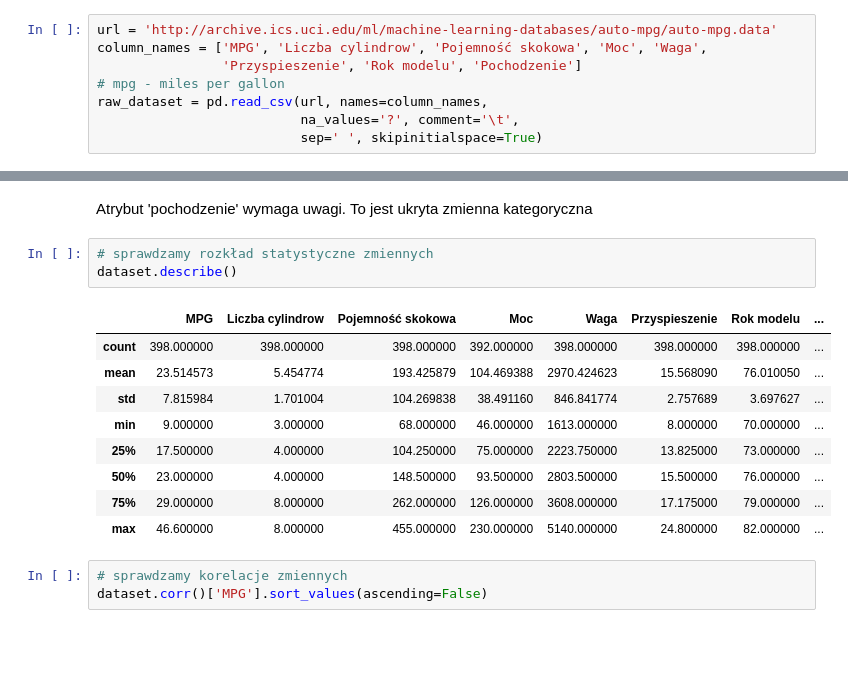
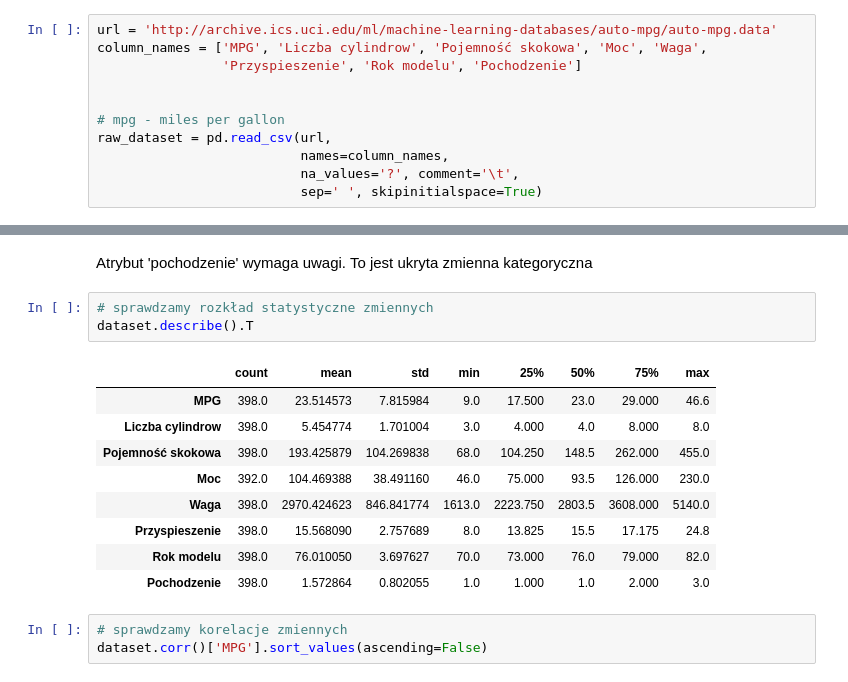
Before and after one commit to adalbertii/Modele-regresyjne, a Jupyter notebook: mpg-case-regression.ipynb, the cells around one changed output, grey strips where cells are left out. Drawn from its saved outputs; the diff is of its cells as text; blank space fills up the shorter version.

```diff
--- a/mpg-case-regression.ipynb
+++ b/mpg-case-regression.ipynb
@@ -43,8 +45,11 @@ Wykorzystanie modułu pandas
 url = 'http://archive.ics.uci.edu/ml/machine-learning-databases/auto-mpg/auto-mpg.data'
 column_names = ['MPG', 'Liczba cylindrow', 'Pojemność skokowa', 'Moc', 'Waga',
                 'Przyspieszenie', 'Rok modelu', 'Pochodzenie']
+
+
 # mpg - miles per gallon
-raw_dataset = pd.read_csv(url, names=column_names,
+raw_dataset = pd.read_csv(url,
+                          names=column_names,
                           na_values='?', comment='\t',
                           sep=' ', skipinitialspace=True)
 # %%
@@ -101,17 +95,17 @@ memory usage: 25.0 KB
 Atrybut 'pochodzenie' wymaga uwagi. To jest ukryta zmienna kategoryczna
 # %%
 # sprawdzamy rozkład statystyczne zmiennych
-dataset.describe()
+dataset.describe().T
 # %% [output]
-|  | MPG | Liczba cylindrow | Pojemność skokowa | Moc | Waga | Przyspieszenie | Rok modelu | ... |
-| count | 398.000000 | 398.000000 | 398.000000 | 392.000000 | 398.000000 | 398.000000 | 398.000000 | ... |
-| mean | 23.514573 | 5.454774 | 193.425879 | 104.469388 | 2970.424623 | 15.568090 | 76.010050 | ... |
-| std | 7.815984 | 1.701004 | 104.269838 | 38.491160 | 846.841774 | 2.757689 | 3.697627 | ... |
-| min | 9.000000 | 3.000000 | 68.000000 | 46.000000 | 1613.000000 | 8.000000 | 70.000000 | ... |
-| 25% | 17.500000 | 4.000000 | 104.250000 | 75.000000 | 2223.750000 | 13.825000 | 73.000000 | ... |
-| 50% | 23.000000 | 4.000000 | 148.500000 | 93.500000 | 2803.500000 | 15.500000 | 76.000000 | ... |
-| 75% | 29.000000 | 8.000000 | 262.000000 | 126.000000 | 3608.000000 | 17.175000 | 79.000000 | ... |
-| max | 46.600000 | 8.000000 | 455.000000 | 230.000000 | 5140.000000 | 24.800000 | 82.000000 | ... |
+|  | count | mean | std | min | 25% | 50% | 75% | max |
+| MPG | 398.0 | 23.514573 | 7.815984 | 9.0 | 17.500 | 23.0 | 29.000 | 46.6 |
+| Liczba cylindrow | 398.0 | 5.454774 | 1.701004 | 3.0 | 4.000 | 4.0 | 8.000 | 8.0 |
+| Pojemność skokowa | 398.0 | 193.425879 | 104.269838 | 68.0 | 104.250 | 148.5 | 262.000 | 455.0 |
+| Moc | 392.0 | 104.469388 | 38.491160 | 46.0 | 75.000 | 93.5 | 126.000 | 230.0 |
+| Waga | 398.0 | 2970.424623 | 846.841774 | 1613.0 | 2223.750 | 2803.5 | 3608.000 | 5140.0 |
+| Przyspieszenie | 398.0 | 15.568090 | 2.757689 | 8.0 | 13.825 | 15.5 | 17.175 | 24.8 |
+| Rok modelu | 398.0 | 76.010050 | 3.697627 | 70.0 | 73.000 | 76.0 | 79.000 | 82.0 |
+| Pochodzenie | 398.0 | 1.572864 | 0.802055 | 1.0 | 1.000 | 1.0 | 2.000 | 3.0 |
 # %%
 # sprawdzamy korelacje zmiennych
 dataset.corr()['MPG'].sort_values(ascending=False)
```
Also changed, not shown: parts of 58 cells of this notebook.
